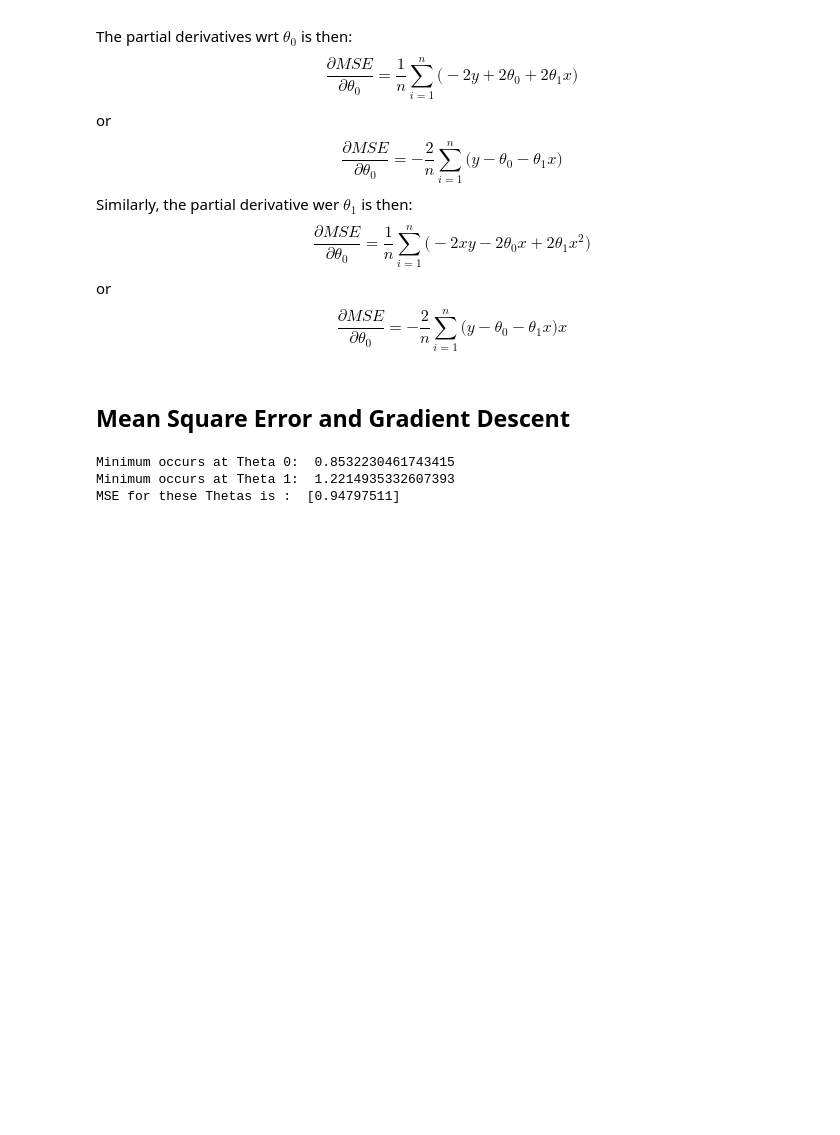
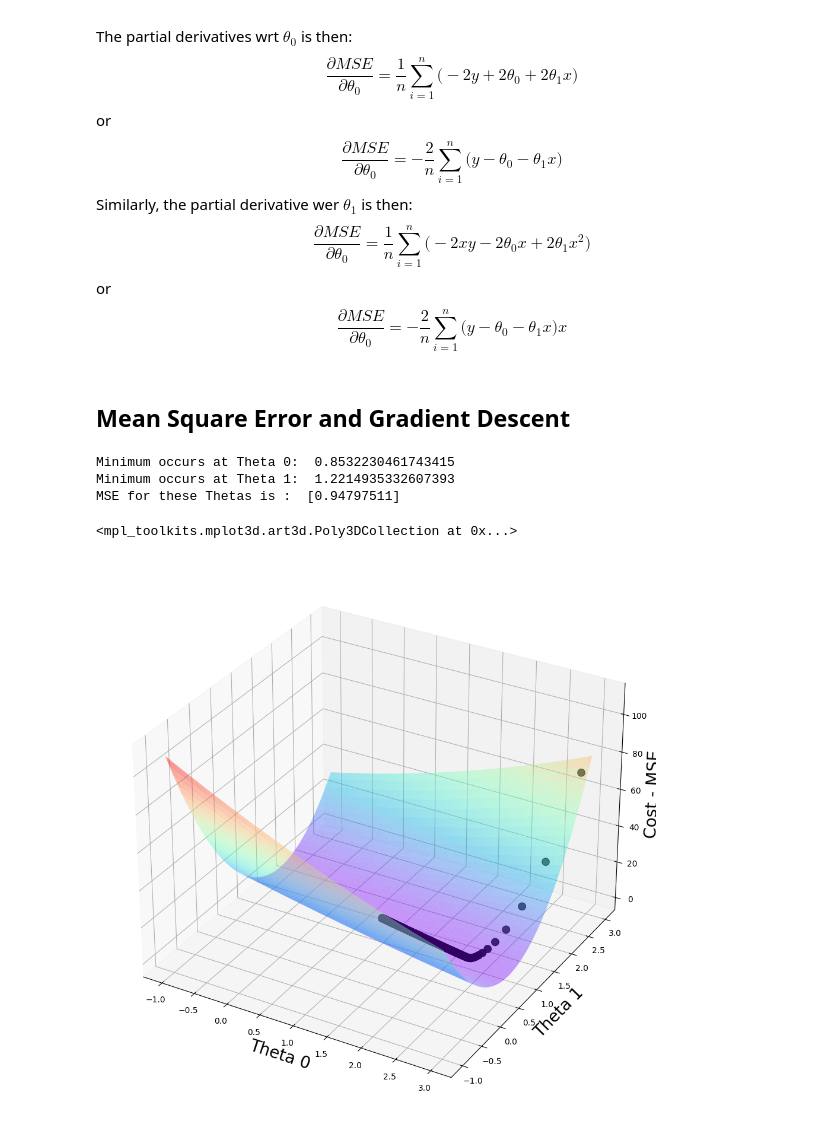
Before and after one commit to srofe/MLBootcamp, a Jupyter notebook: 03-GradientDescent/GradientDescent-MeansSquareError.ipynb, the cells around one changed output. Drawn from its saved outputs; the diff is of its cells as text; code cells hidden in the pictures; blank space fills up the shorter version.

Commit message:
Collect data and plot gradient descent progress
This shows the progress of the gradient descent algorithm as it searches
for the minimum of the MSE cost function.

```diff
--- a/03-GradientDescent/GradientDescent-MeansSquareError.ipynb
+++ b/03-GradientDescent/GradientDescent-MeansSquareError.ipynb
@@ -165,8 +165,16 @@ def gradient(x, y, thetas):
 multiplier = 0.01               # Learning rate
 thetas = np.array([2.9, 2.9])   # Start position
 
+# Defined collections for scatter plot data
+plot_values = thetas.reshape(1, 2)
+mse_values = mse(yData, thetas[0] + thetas[1] * xData)
+
 for i in range(1000):
     thetas = thetas - multiplier * gradient(xData, yData, thetas)
+    # Append values to collections for scatter plot
+    plot_values = np.concatenate((plot_values, thetas.reshape(1, 2)), axis=0)
+    mse_values = np.append(arr=mse_values, values= mse(yData, thetas[0] + thetas[1] * xData))
+
 
 # Results
 print("Minimum occurs at Theta 0: ", thetas[0])
@@ -176,3 +184,16 @@ print("MSE for these Thetas is : ", mse(yData, thetas[0] + thetas[1] * xData))
 Minimum occurs at Theta 0:  0.8532230461743415
 Minimum occurs at Theta 1:  1.2214935332607393
 MSE for these Thetas is :  [0.94797511]
+# %%
+# Plot the MSE and Gradient Descent
+plt.figure(figsize=[16, 12])
+axes = plt.subplot(projection='3d')
+
+axes.set_xlabel("Theta 0", fontsize=20)
+axes.set_ylabel("Theta 1", fontsize=20)
+axes.set_zlabel("Cost - MSE", fontsize=20)
+axes.scatter(plot_values[:, 0], plot_values[:, 1], mse_values, s=80, color='black')
+axes.plot_surface(plot_theta_0, plot_theta_1, plot_cost, cmap=cm.rainbow, alpha=0.4)
+# %% [output]
+<mpl_toolkits.mplot3d.art3d.Poly3DCollection at 0x...>
+[figure, added]
```
